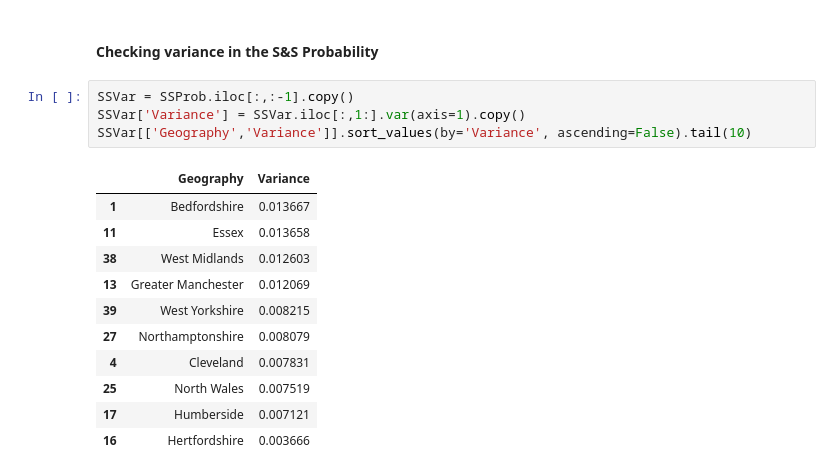
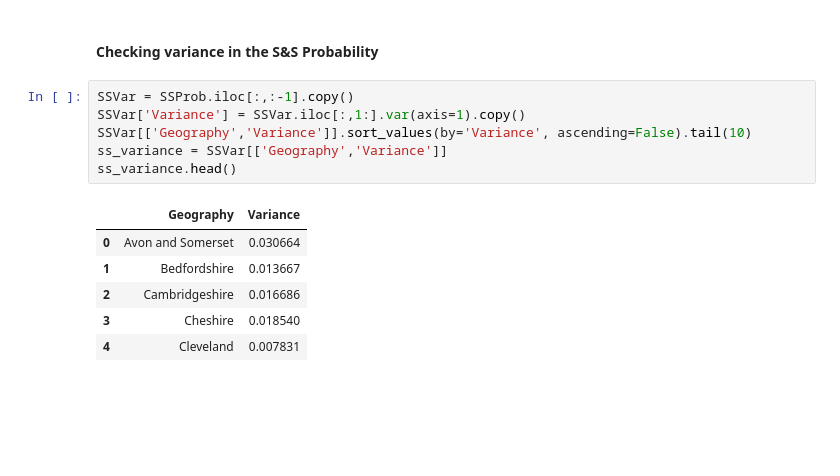
Before and after one commit to neerajthandayan/CourseProject, a Jupyter notebook: Crime_Data.ipynb, the cells around one changed output. Saved outputs shown, nothing was run; the diff lists cells and outputs as text; blank space fills up the shorter version.

```diff
--- a/Crime_Data.ipynb
+++ b/Crime_Data.ipynb
@@ -281,16 +281,13 @@ ggtitle('Police Force Area Count vs. Max Probability of S&S by Ethnicity')
 # %%
 SSVar = SSProb.iloc[:,:-1].copy()
 SSVar['Variance'] = SSVar.iloc[:,1:].var(axis=1).copy()
 SSVar[['Geography','Variance']].sort_values(by='Variance', ascending=False).tail(10)
+ss_variance = SSVar[['Geography','Variance']]
+ss_variance.head()
 # %% [output]
 |  | Geography | Variance |
+| 0 | Avon and Somerset | 0.030664 |
 | 1 | Bedfordshire | 0.013667 |
-| 11 | Essex | 0.013658 |
-| 38 | West Midlands | 0.012603 |
-| 13 | Greater Manchester | 0.012069 |
-| 39 | West Yorkshire | 0.008215 |
-| 27 | Northamptonshire | 0.008079 |
+| 2 | Cambridgeshire | 0.016686 |
+| 3 | Cheshire | 0.018540 |
 | 4 | Cleveland | 0.007831 |
-| 25 | North Wales | 0.007519 |
-| 17 | Humberside | 0.007121 |
-| 16 | Hertfordshire | 0.003666 |
```
Also changed, not shown: parts of 10 cells of this notebook.
